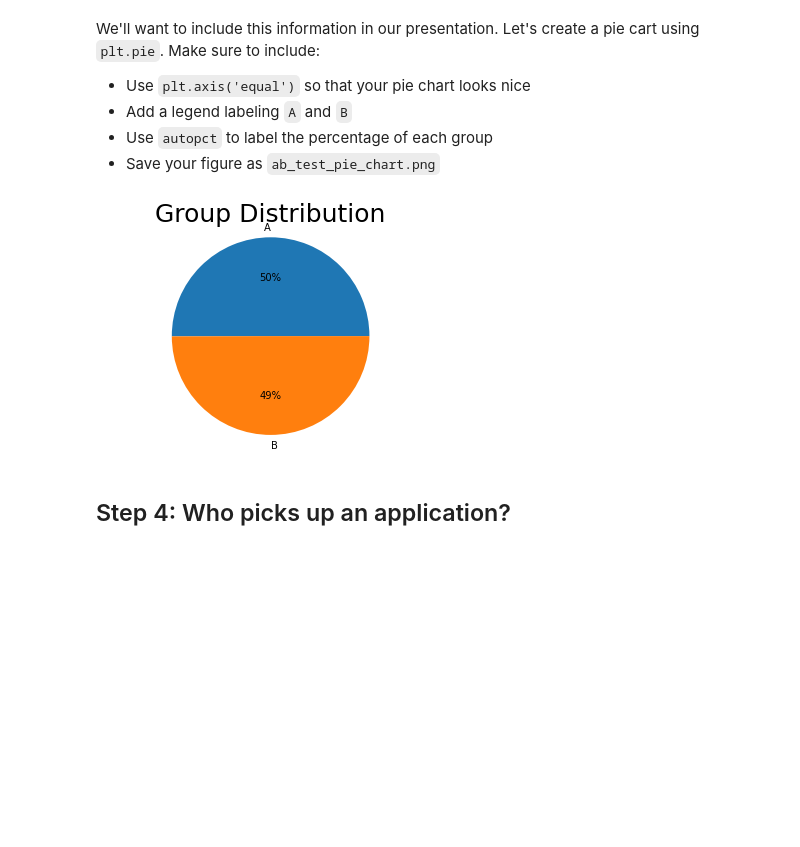
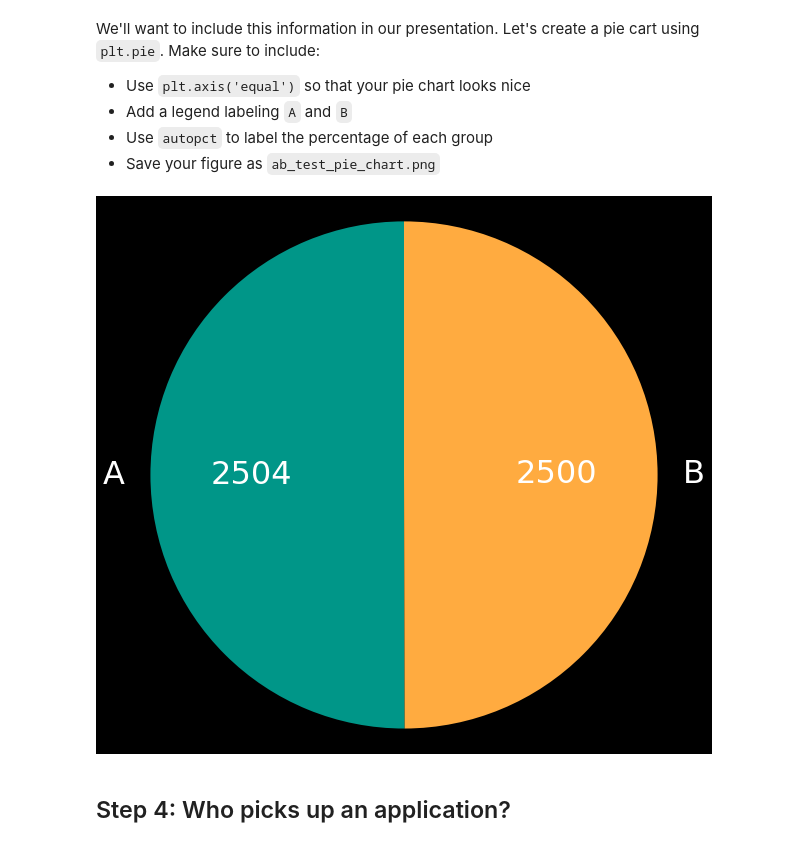
Before and after one commit to Klaynie/Learning-Python, a Jupyter notebook: Learning-Python/Codecademy/MuscleHub/musclehub.ipynb, the cells around one changed output. Cells and saved outputs as stored; diff of their text form; code cells hidden in the pictures; blank space fills up the shorter version.

Commit message:
Final Version of Plots

```diff
--- a/Learning-Python/Codecademy/MuscleHub/musclehub.ipynb
+++ b/Learning-Python/Codecademy/MuscleHub/musclehub.ipynb
@@ -241,15 +241,25 @@ We'll want to include this information in our presentation.  Let's create a pie
 - Use `autopct` to label the percentage of each group
 - Save your figure as `ab_test_pie_chart.png`
 # %%
+colors_list = ['#009688', '#ffab40']
+
+plt.rcParams['font.size'] = 32.0
+
+values = list(ab_counts['count'])
+
+plt.style.use('dark_background')
+plt.figure(figsize=(10, 10))
 plt.pie(ab_counts['count'],
         labels=ab_counts['group'],
-        autopct='%d%%')
+        startangle = 90,
+        colors = colors_list,
+        autopct=lambda p:f'{p*sum(values)/100 :.0f}')
 plt.axis('equal')
-plt.title('Group Distribution', fontsize=25)
+# plt.title('Group Distribution', fontsize=25)
 plt.savefig('ab_test_pie_chart.png')
 plt.show()
 # %% [output]
-[figure, old version]
+[figure, new version]
 # %% [markdown]
 ## Step 4: Who picks up an application?
 # %% [markdown]
```
Also changed, not shown: parts of 4 cells of this notebook, 8 other files.
